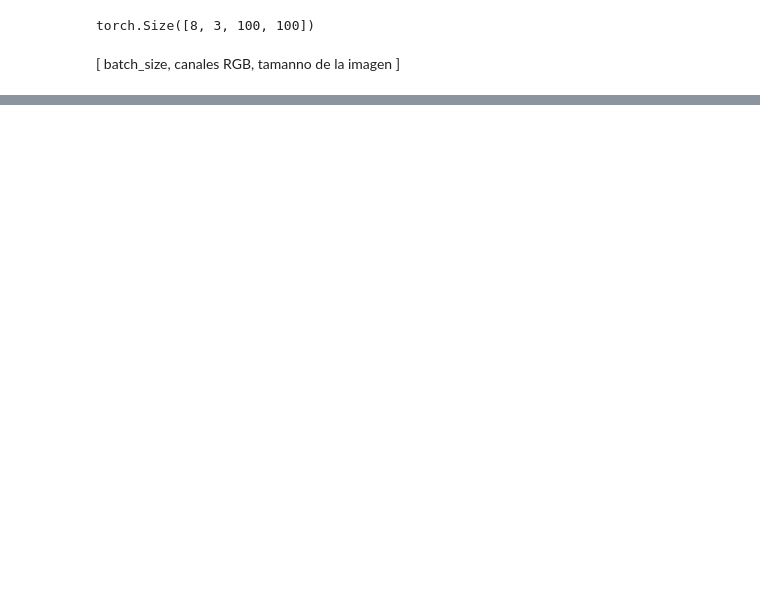
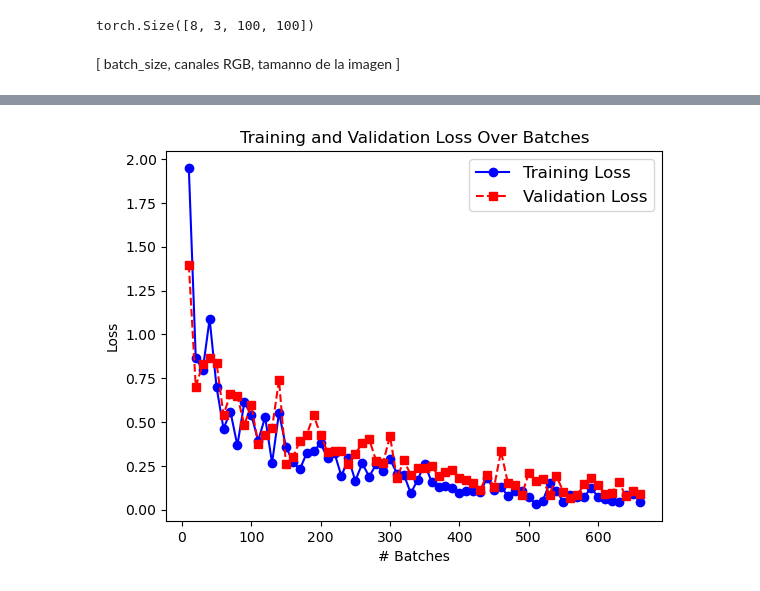
Before and after one commit to israncho/nn_ai, a Jupyter notebook: src/ProyectoFinal/Proyecto_final.ipynb, the cells around one changed output, grey strips where cells are left out. Drawn from its saved outputs; the diff is of its cells as text; code cells hidden in the pictures; blank space fills up the shorter version.

Commit message:
Annadi validacion y reduje data train para prevenir overfitting

```diff
--- a/src/ProyectoFinal/Proyecto_final.ipynb
+++ b/src/ProyectoFinal/Proyecto_final.ipynb
@@ -288,6 +297,7 @@ class PreprocessedDataset(Dataset):
 # %%
 dataset_train = PreprocessedDataset(data_train_indexes, TRANFORMED_IMGS) #Para poder meterlo en dataloader
 dataset_eval = PreprocessedDataset(data_eval_indexes, TRANFORMED_IMGS)
+dataset_val = PreprocessedDataset(data_val_indexes, TRANFORMED_IMGS)
 # %%
 
 # Creamos un dataloader para visualizar los datos
@@ -327,12 +337,12 @@ class SiameseNetwork(nn.Module):
         #En la parte convolucional extraemos caracteristicas de las imagenes
 
         # Capas convolucionales para obtener las caracteristicas de las imagenes
-        self.conv1 = nn.Conv2d(3, 8, kernel_size=3, stride=1, padding=1)  # 3 input porque es rgb el padding mantiene el output 100x100
-        #64 filtros captura caracteristicas de bajo nivel como bordes y texturas
-        self.conv2 = nn.Conv2d(8, 16, kernel_size=3, stride=1, padding=1)
-        #128 filtros captura patrones mas complejos como formas y pequennas partes de la cara como ojos y narices
-        self.conv3 = nn.Conv2d(16, 32, kernel_size=3, stride=1, padding=1)
-        #256 filtros captura carecteristicas de mas alto nivel y combinaciones de patrones
+        self.conv1 = nn.Conv2d(3, 16, kernel_size=3, stride=1, padding=1)  # 3 input porque es rgb el padding mantiene el output 100x100
+        #8 filtros captura caracteristicas de bajo nivel como bordes y texturas
+        self.conv2 = nn.Conv2d(16, 32, kernel_size=3, stride=1, padding=1)
+        #16 filtros captura patrones mas complejos como formas y pequennas partes de la cara como ojos y narices
+        self.conv3 = nn.Conv2d(32, 64, kernel_size=3, stride=1, padding=1)
+        #32 filtros captura carecteristicas de mas alto nivel y combinaciones de patrones
 
         #ir de 64 -> 128 -> 256 es un patron comun que nos asegura que la red tenga la capacidad de aprender caracteristicas cada vez
         #mas complejas mientras que se va reduciondo la imagen
@@ -357,8 +367,9 @@ class SiameseNetwork(nn.Module):
         # Y al fina un vector de tamanno 124 es usualmente escogido para tener una buena representacion de la imagen especialmente para
         # face comparison
 
-        self.fc1 = nn.Linear(32 * 12 * 12, 1024)
-        self.fc2 = nn.Linear(1024, 128)
+        self.fc1 = nn.Linear(64 * 12 * 12, 1024)
+        self.fc2 = nn.Linear(1024, 512) #Agregue otra capa para que no se pierdan muchos datos
+        self.fc3 = nn.Linear(512, 128)
         #Obtenemos una representacion compacta de las caracteristicas de la imagen
 
 
@@ -369,12 +380,15 @@ class SiameseNetwork(nn.Module):
         x = self.pool(F.relu(self.conv2(x)))
         x = self.pool(F.relu(self.conv3(x)))
 
+
         x = x.view(x.size(0), -1) #Aplanamos el resultado para pasarla a la parte fully conneted 256 * 12 * 12 a 36864
 
          # Obtenemos el embedding
         x = F.relu(self.fc1(x))  #ReLU para que la red aprenda patrones mas complejos
+        x = F.relu(self.fc2(x))  #ReLU para que la red aprenda patrones mas complejos
+
         #fc1 linear toma las caracteristicas obtenidas por la parte convolucional y las procesa para tener caracteristicas de alto nivel
-        x = self.fc2(x)  # fc2 linear da el vector final en este caso de tamanno 128 caracteristicas
+        x = self.fc3(x)  # fc2 linear da el vector final en este caso de tamanno 128 caracteristicas
         return x
 
     def forward(self, input1, input2):
@@ -407,7 +421,11 @@ class ContrastiveLoss(torch.nn.Module):
 train_dataloader = DataLoader(dataset_train,
                         shuffle=True,
                         num_workers=8,
-                        batch_size=256)
+                        batch_size=32)
+val_dataloader = DataLoader(dataset_val,
+                        shuffle=True,
+                        num_workers=8,
+                        batch_size=32)
 # %%
 print(len(dataset_train))
 # %% [output]
@@ -415,7 +433,7 @@ print(len(dataset_train))
 # %%
 net = SiameseNetwork().to(device)
 criterion = ContrastiveLoss().to(device)
-optimizer = optim.Adam(net.parameters(), lr = 0.0001 )
+optimizer = optim.Adam(net.parameters(), lr = 0.001 )
 # %%
 # Entrenamiento
 counter = [] #Variable para poder graficar como cambia la perdida durante las epocas
@@ -475,3 +533,13 @@ Epoch number 3
+# %%
+plt.plot(counter, loss_history, label='Training Loss', color='blue', marker='o', linestyle='-')
+plt.plot(counter, val_loss_history, label='Validation Loss', color='red', marker='s', linestyle='--')
+plt.xlabel('# Batches')
+plt.ylabel('Loss')
+plt.title('Training and Validation Loss Over Batches')
+plt.legend(fontsize=12)
+plt.show()
+# %% [output]
+[figure, added]
 # %%
 
 
```
Also changed, not shown: parts of 18 cells of this notebook.
